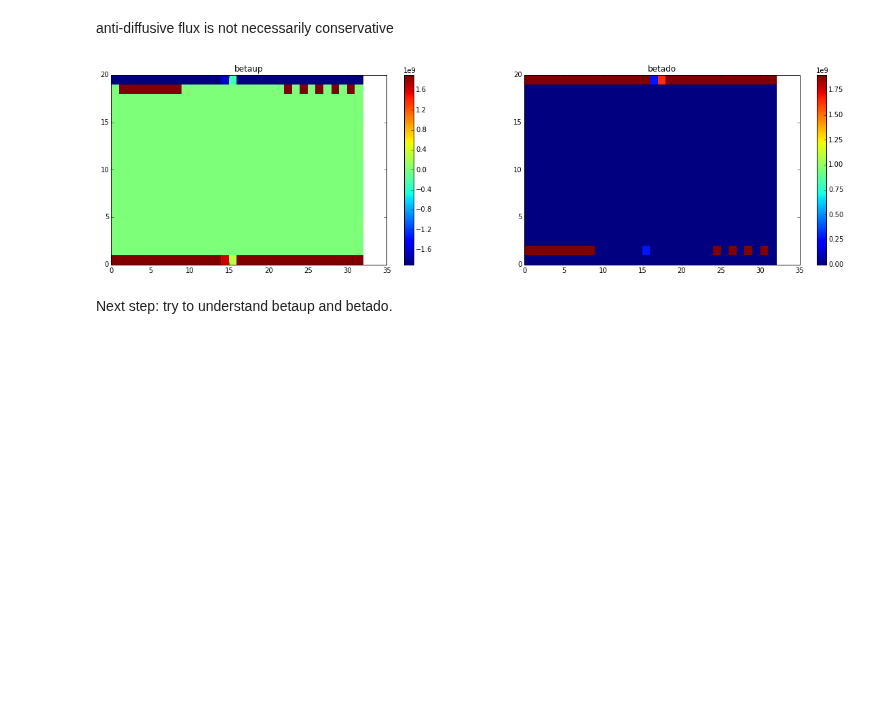
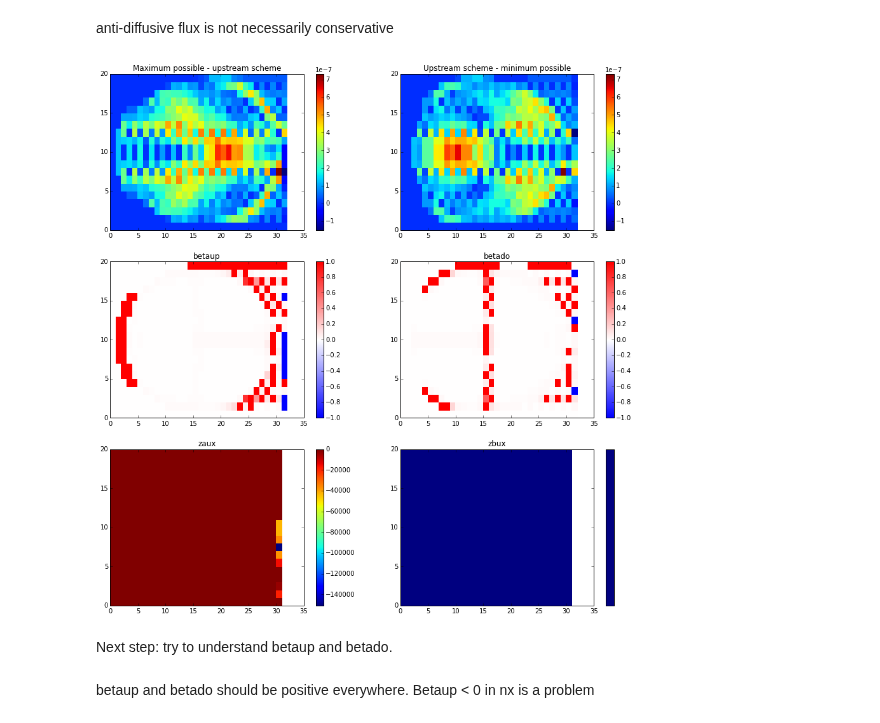
Before and after one commit to UBC-MOAD/pa-th-simple, a Jupyter notebook: prelim-model/Evaluation of 2D TVD - Step 4.ipynb, the cells around one changed output. Cells and saved outputs as stored; diff of their text form; code cells hidden in the pictures; blank space fills up the shorter version.

Commit message:
Added graphs, some worries about betaup

```diff
--- a/prelim-model/Evaluation of 2D TVD - Step 4.ipynb
+++ b/prelim-model/Evaluation of 2D TVD - Step 4.ipynb
@@ -63,10 +63,10 @@ p_upx = sign_ux * (sign_ux - 1)/2
 n_upx = sign_ux * (sign_ux + 1)/2
 
 # decide whether to test particulate or dissolved phase
-conc = h
+conc = g
 p_upz = p_upz_p
 n_upz = n_upz_p
-sinkrate = S
+sinkrate = 0
 # %%
 # TVD code - check dissolved calculation
 # grid
@@ -291,21 +291,44 @@ anti-diffusive flux is not necessarily conservative
 # %%
 # non dimensional Zalesak parameter (produces nans when commented part is uncommented)
 vsmall = 1e-12
 # = (max_conc - upstream_conc) / influx
 betaup = (conc_up - tau_up) / (fpos*dt + vsmall)
 # = (upstream_conc - min_conc) / outflux
 betado = (tau_up - conc_do) / (fneg*dt + vsmall)
 
 # plot
-fig, axs = plt.subplots(1,2,figsize=(20,5))
-test = axs[0].pcolormesh(betaup)
-axs[0].set_title('betaup')
-cbar = fig.colorbar(test, ax=axs[0])
+fig, axs = plt.subplots(3,2,figsize=(15,15))
 
-test = axs[1].pcolormesh(betado)
-axs[1].set_title('betado')
-cbar = fig.colorbar(test, ax=axs[1])
+mesh = axs[0,0].pcolormesh(conc_up - tau_up)
+axs[0,0].set_title('Maximum possible - upstream scheme')
+cbar = fig.colorbar(mesh, ax=axs[0,0])
+
+mesh = axs[0,1].pcolormesh(tau_up - conc_do)
+axs[0,1].set_title('Upstream scheme - minimum possible')
+cbar = fig.colorbar(mesh, ax=axs[0,1])
+
+test = axs[1,0].pcolormesh(betaup, cmap = 'bwr', vmin=-1, vmax=1)
+axs[1,0].set_title('betaup')
+cbar = fig.colorbar(test, ax=axs[1,0])
+
+test = axs[1,1].pcolormesh(betado, cmap = 'bwr', vmin=-1, vmax=1)
+axs[1,1].set_title('betado')
+cbar = fig.colorbar(test, ax=axs[1,1])
+
+zaux = np.zeros((nz,nx))
+zaux[:,0:nx-1] = np.minimum(np.ones(nx-1),np.minimum(betado[:,:nx-1], betaup[:,1:]))
+mesh = axs[2,0].pcolormesh(zaux[:,:nx-1])
+axs[2,0].set_title('zaux')
+cbar = fig.colorbar(mesh, ax=axs[2,0])
+
+zbux = np.zeros((nz,nx))
+zaux[:,0:nx-1] = np.minimum(np.ones(nx-1),np.minimum(betaup[:,:nx-1], betado[:,1:]))
+mesh = axs[2,1].pcolormesh(zbux[:,:nx-1])
+axs[2,1].set_title('zbux')
+cbar = fig.colorbar(mesh, ax=axs[2,1])
 # %% [output]
-[figure, old version]
+[figure, new version]
 # %% [markdown]
 Next step: try to understand betaup and betado.
+# %% [markdown]
+betaup and betado should be positive everywhere.  Betaup < 0 in nx is a problem
```
Also changed, not shown: parts of 7 cells of this notebook.
